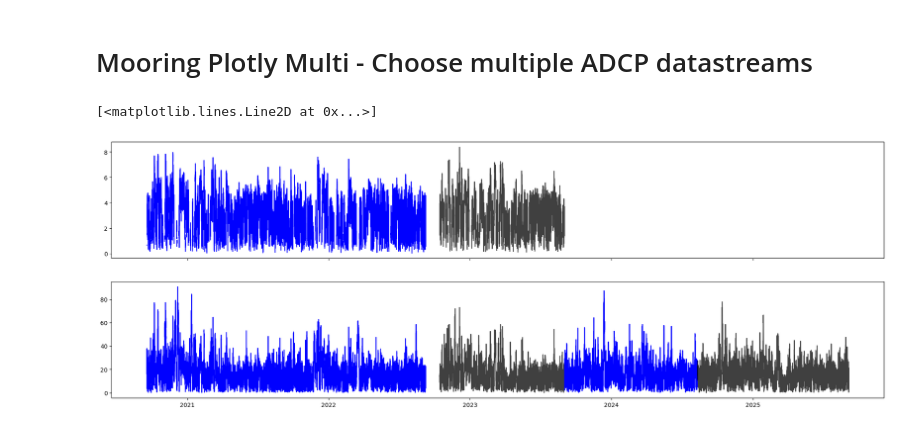
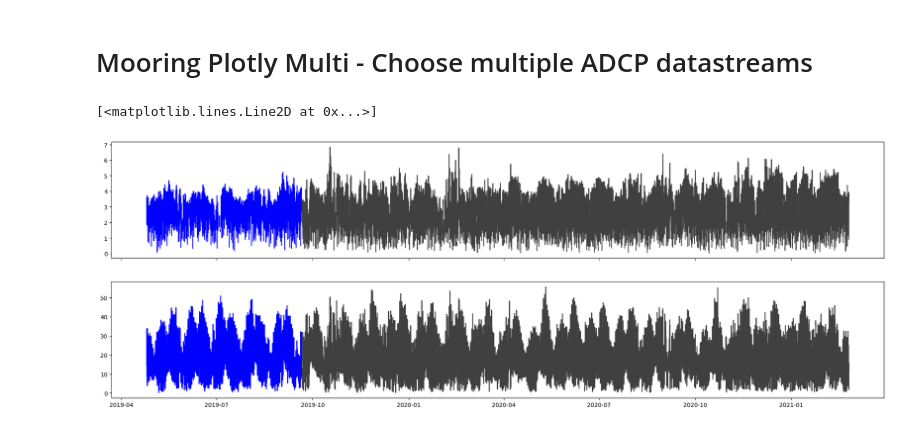
Before and after one commit to NOAA-PMEL/EcoFOCI_FieldOps_Documentation, a Jupyter notebook: DataProcessingDocumentation/2. EcoFOCI_DataProcesssing_Records/Utilities/Tools for Exploring/PlotylyMultiMooring-ADCP.ipynb, the cells around one changed output. Saved outputs shown, nothing was run; the diff lists cells and outputs as text; code cells hidden in the pictures.

```diff
--- a/DataProcessingDocumentation/2. EcoFOCI_DataProcesssing_Records/Utilities/Tools for Exploring/PlotylyMultiMooring-ADCP.ipynb
+++ b/DataProcessingDocumentation/2. EcoFOCI_DataProcesssing_Records/Utilities/Tools for Exploring/PlotylyMultiMooring-ADCP.ipynb
@@ -17,32 +17,30 @@ from matplotlib.dates import YearLocator, WeekdayLocator, MonthLocator, DayLocat
 import matplotlib.ticker as ticker
 # %%
 url = "http://akutan.pmel.noaa.gov:8080/erddap"
-adcp_01_data = xr.load_dataset(url+'/griddap/ADCP_Mooring_20bsp14a_final')
-adcp_02_data = xr.load_dataset(url+'/griddap/ADCP_Mooring_22bsp14a_final')
-adcp_03_data = xr.load_dataset(url+'/griddap/ADCP_Mooring_23bsp14a_final')
-adcp_04_data = xr.load_dataset(url+'/griddap/ADCP_Mooring_24bsp14a_final')
+adcp_01_data = xr.load_dataset(url+'/griddap/ADCP_Mooring_19bsp2a_final')
+adcp_02_data = xr.load_dataset(url+'/griddap/ADCP_Mooring_19bsp2b_final')
 # %%
 # choose bottom depth
 
 fig, ax = plt.subplots(2,figsize=(24, 8),sharex=True)
 ax[0].plot(adcp_01_data.time,
            np.sqrt(adcp_01_data.isel({'latitude':0,'longitude':0,'depth':-1}).v_comp_current),
            color='b',label='ADCP Speed')
 ax[0].plot(adcp_02_data.time,
            np.sqrt(adcp_02_data.isel({'latitude':0,'longitude':0,'depth':-1}).v_comp_current),
            color='k',label='ADCP Speed',alpha=0.75)
 ax[1].plot(adcp_01_data.time,
            np.sqrt(adcp_01_data.isel({'latitude':0,'longitude':0,'depth':-1}).v_comp_current**2 + adcp_01_data.isel({'latitude':0,'longitude':0,'depth':-1}).u_comp_current**2),
            color='b',label='ADCP Speed')
 ax[1].plot(adcp_02_data.time,
            np.sqrt(adcp_02_data.isel({'latitude':0,'longitude':0,'depth':-1}).v_comp_current**2 + adcp_02_data.isel({'latitude':0,'longitude':0,'depth':-1}).u_comp_current**2),
            color='k',label='ADCP Speed',alpha=0.75)
-ax[1].plot(adcp_03_data.time,
-           np.sqrt(adcp_03_data.isel({'latitude':0,'longitude':0,'depth':-1}).v_comp_current**2 + adcp_03_data.isel({'latitude':0,'longitude':0,'depth':-1}).u_comp_current**2),
-           color='b',label='ADCP Speed')
-ax[1].plot(adcp_04_data.time,
-           np.sqrt(adcp_04_data.isel({'latitude':0,'longitude':0,'depth':-1}).v_comp_current**2 + adcp_04_data.isel({'latitude':0,'longitude':0,'depth':-1}).u_comp_current**2),
-           color='k',label='ADCP Speed',alpha=0.75)
+# ax[1].plot(adcp_03_data.time,
+#            np.sqrt(adcp_03_data.isel({'latitude':0,'longitude':0,'depth':-1}).v_comp_current**2 + adcp_03_data.isel({'latitude':0,'longitude':0,'depth':-1}).u_comp_current**2),
+#            color='b',label='ADCP Speed')
+# ax[1].plot(adcp_04_data.time,
+#            np.sqrt(adcp_04_data.isel({'latitude':0,'longitude':0,'depth':-1}).v_comp_current**2 + adcp_04_data.isel({'latitude':0,'longitude':0,'depth':-1}).u_comp_current**2),
+#            color='k',label='ADCP Speed',alpha=0.75)
 # %% [output]
 [<matplotlib.lines.Line2D at 0x...>]
-[figure, old version]
+[figure, new version]
```
Also changed, not shown: parts of 1 cell of this notebook, 5 other files.
